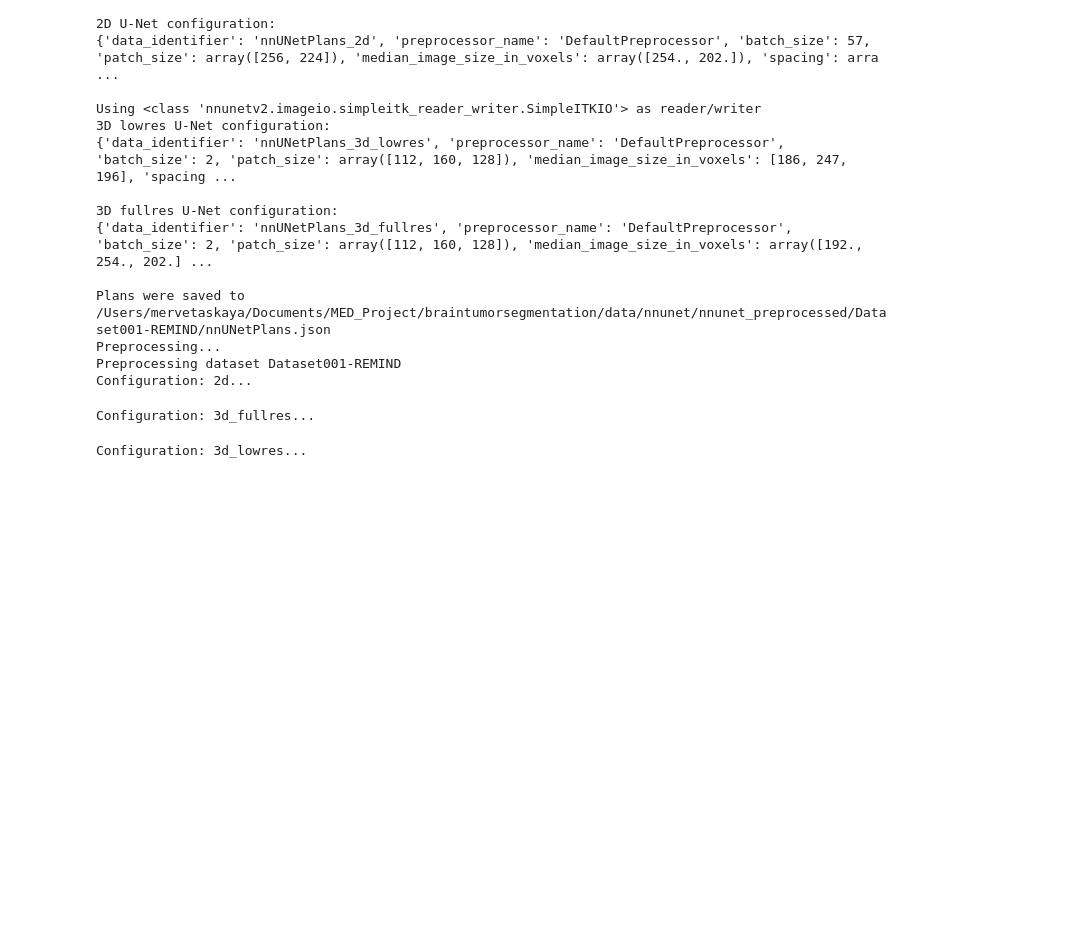
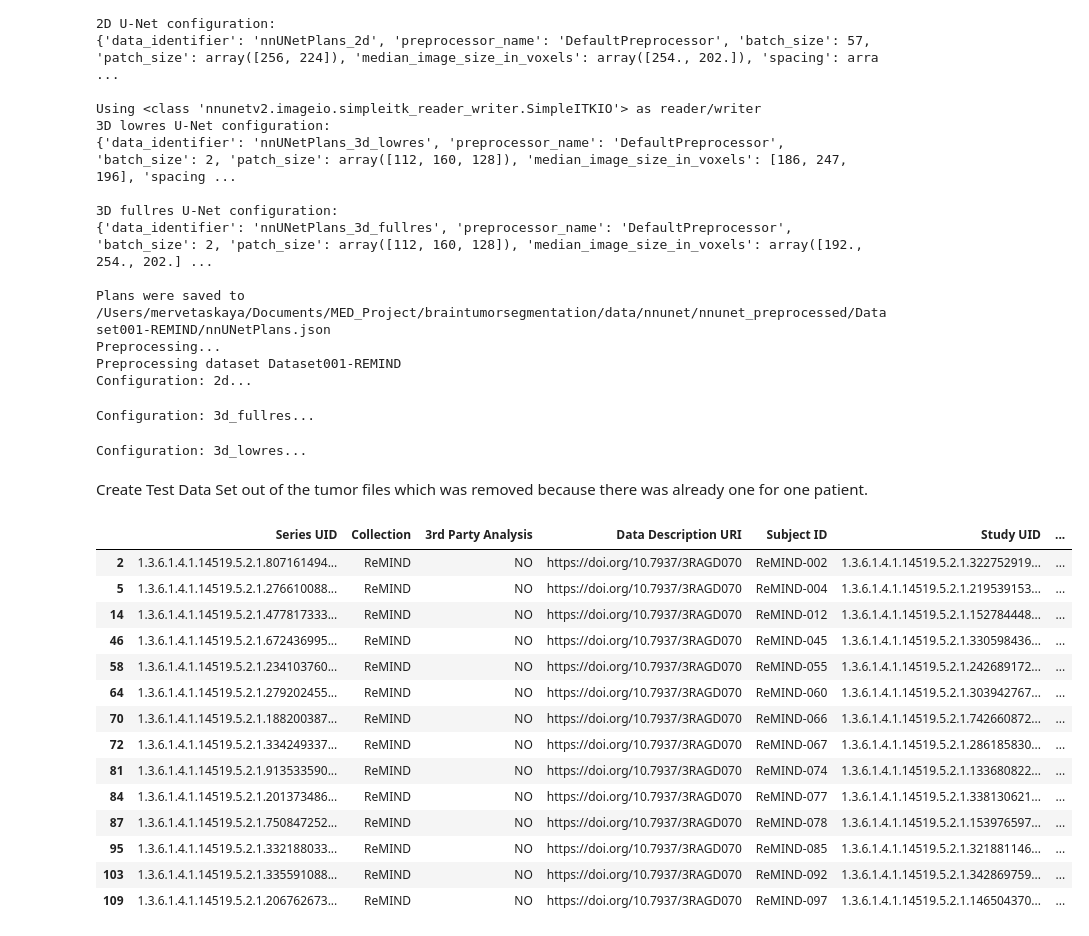
Before and after one commit to merve017/braintumorsegmentation, a Jupyter notebook: BrainSegmentation.ipynb, the cells around one changed output. Drawn from its saved outputs; the diff is of its cells as text; code cells hidden in the pictures; blank space fills up the shorter version.

```diff
--- a/BrainSegmentation.ipynb
+++ b/BrainSegmentation.ipynb
@@ -1552,3 +1541,31 @@ Preprocessing dataset Dataset001-REMIND
 Configuration: 2d...
 Configuration: 3d_fullres...
 Configuration: 3d_lowres...
+# %% [markdown]
+Create Test Data Set out of the tumor files which was removed because there was already one for one patient.
+# %%
+metadata3 = metadata[(metadata['Study Description'] == 'Preop')]
+metadata3 = metadata3[(metadata3['Modality'] == 'SEG') & (metadata3['Series Description'].str.contains('tumor seg'))]
+metadata3 = metadata3[metadata3['Subject ID'].isin(metadata_cleaned['Subject ID'])]
+
+difference = metadata3.merge(metadata_cleaned,
+                           on=['Series Description', 'Subject ID'],
+                           how='left',
+                           indicator=True).loc[lambda x : x['_merge']=='left_only']
+difference
+# %% [output]
+|  | Series UID | Collection | 3rd Party Analysis | Data Description URI | Subject ID | Study UID | ... |
+| 2 | 1.3.6.1.4.1.14519.5.2.1.807161494... | ReMIND | NO | https://doi.org/10.7937/3RAGD070 | ReMIND-002 | 1.3.6.1.4.1.14519.5.2.1.322752919... | ... |
+| 5 | 1.3.6.1.4.1.14519.5.2.1.276610088... | ReMIND | NO | https://doi.org/10.7937/3RAGD070 | ReMIND-004 | 1.3.6.1.4.1.14519.5.2.1.219539153... | ... |
+| 14 | 1.3.6.1.4.1.14519.5.2.1.477817333... | ReMIND | NO | https://doi.org/10.7937/3RAGD070 | ReMIND-012 | 1.3.6.1.4.1.14519.5.2.1.152784448... | ... |
+| 46 | 1.3.6.1.4.1.14519.5.2.1.672436995... | ReMIND | NO | https://doi.org/10.7937/3RAGD070 | ReMIND-045 | 1.3.6.1.4.1.14519.5.2.1.330598436... | ... |
+| 58 | 1.3.6.1.4.1.14519.5.2.1.234103760... | ReMIND | NO | https://doi.org/10.7937/3RAGD070 | ReMIND-055 | 1.3.6.1.4.1.14519.5.2.1.242689172... | ... |
+| 64 | 1.3.6.1.4.1.14519.5.2.1.279202455... | ReMIND | NO | https://doi.org/10.7937/3RAGD070 | ReMIND-060 | 1.3.6.1.4.1.14519.5.2.1.303942767... | ... |
+| 70 | 1.3.6.1.4.1.14519.5.2.1.188200387... | ReMIND | NO | https://doi.org/10.7937/3RAGD070 | ReMIND-066 | 1.3.6.1.4.1.14519.5.2.1.742660872... | ... |
+| 72 | 1.3.6.1.4.1.14519.5.2.1.334249337... | ReMIND | NO | https://doi.org/10.7937/3RAGD070 | ReMIND-067 | 1.3.6.1.4.1.14519.5.2.1.286185830... | ... |
+| 81 | 1.3.6.1.4.1.14519.5.2.1.913533590... | ReMIND | NO | https://doi.org/10.7937/3RAGD070 | ReMIND-074 | 1.3.6.1.4.1.14519.5.2.1.133680822... | ... |
+| 84 | 1.3.6.1.4.1.14519.5.2.1.201373486... | ReMIND | NO | https://doi.org/10.7937/3RAGD070 | ReMIND-077 | 1.3.6.1.4.1.14519.5.2.1.338130621... | ... |
+| 87 | 1.3.6.1.4.1.14519.5.2.1.750847252... | ReMIND | NO | https://doi.org/10.7937/3RAGD070 | ReMIND-078 | 1.3.6.1.4.1.14519.5.2.1.153976597... | ... |
+| 95 | 1.3.6.1.4.1.14519.5.2.1.332188033... | ReMIND | NO | https://doi.org/10.7937/3RAGD070 | ReMIND-085 | 1.3.6.1.4.1.14519.5.2.1.321881146... | ... |
+| 103 | 1.3.6.1.4.1.14519.5.2.1.335591088... | ReMIND | NO | https://doi.org/10.7937/3RAGD070 | ReMIND-092 | 1.3.6.1.4.1.14519.5.2.1.342869759... | ... |
+| 109 | 1.3.6.1.4.1.14519.5.2.1.206762673... | ReMIND | NO | https://doi.org/10.7937/3RAGD070 | ReMIND-097 | 1.3.6.1.4.1.14519.5.2.1.146504370... | ... |
```
Also changed, not shown: parts of 16 cells of this notebook, 5 other files.
